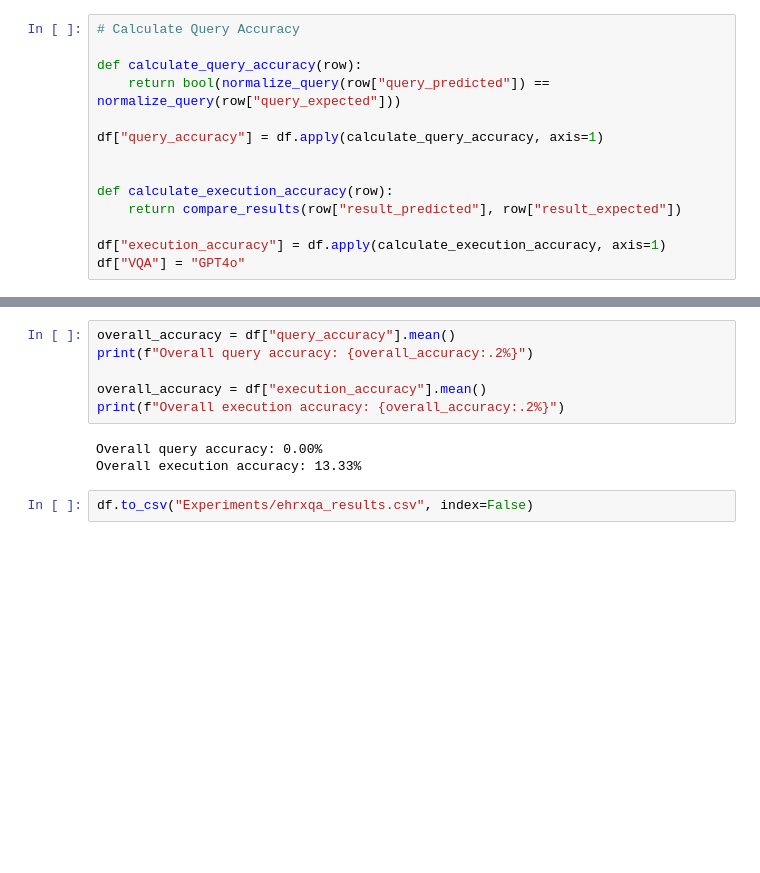
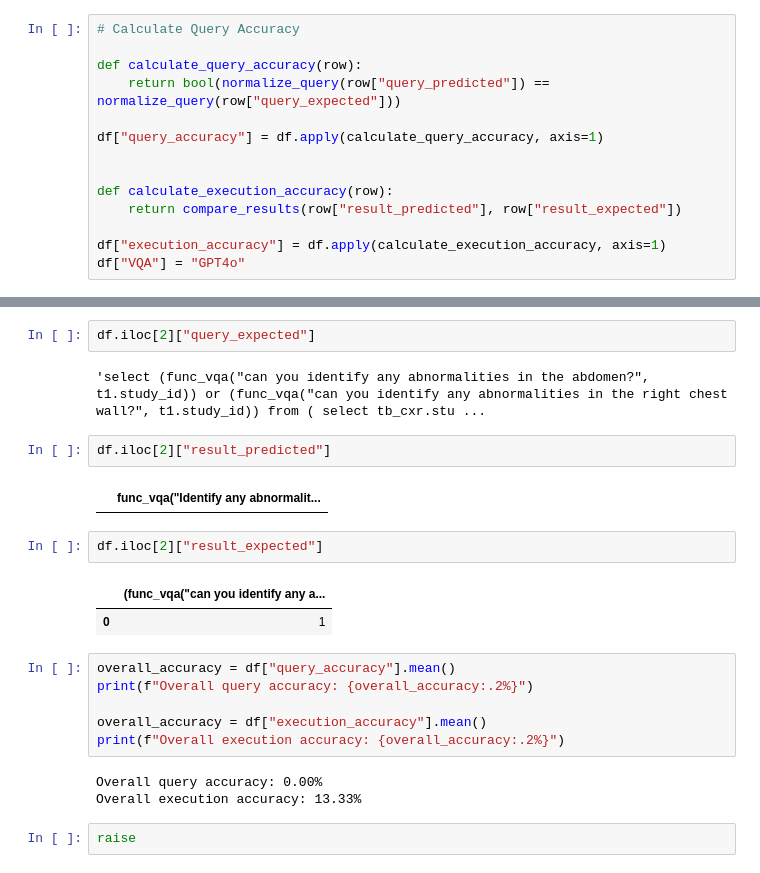
Before and after one commit to yizhang-unifr/XMODE, a Jupyter notebook: ehrxqa-baseline.ipynb, the cells around one changed output, grey strips where cells are left out. Cells and saved outputs as stored; diff of their text form; blank space fills up the shorter version.

```diff
--- a/ehrxqa-baseline.ipynb
+++ b/ehrxqa-baseline.ipynb
@@ -670,3 +778,16 @@ df
+# %%
+df.iloc[2]["query_expected"]
+# %% [output]
+'select (func_vqa("can you identify any abnormalities in the abdomen?", t1.study_id)) or (func_vqa("can you identify any abnormalities in the right chest wall?", t1.study_id)) from ( select tb_cxr.stu ...
+# %%
+df.iloc[2]["result_predicted"]
+# %% [output]
+|  | func_vqa("Identify any abnormalit... |
+# %%
+df.iloc[2]["result_expected"]
+# %% [output]
+|  | (func_vqa("can you identify any a... |
+| 0 | 1 |
 # %%
 overall_accuracy = df["query_accuracy"].mean()
 print(f"Overall query accuracy: {overall_accuracy:.2%}")
@@ -677,4 +798,4 @@ print(f"Overall execution accuracy: {overall_accuracy:.2%}")
 Overall query accuracy: 0.00%
 Overall execution accuracy: 13.33%
 # %%
-df.to_csv("Experiments/ehrxqa_results.csv", index=False)
+raise
```
Also changed, not shown: parts of 15 cells of this notebook, 3 other files.
